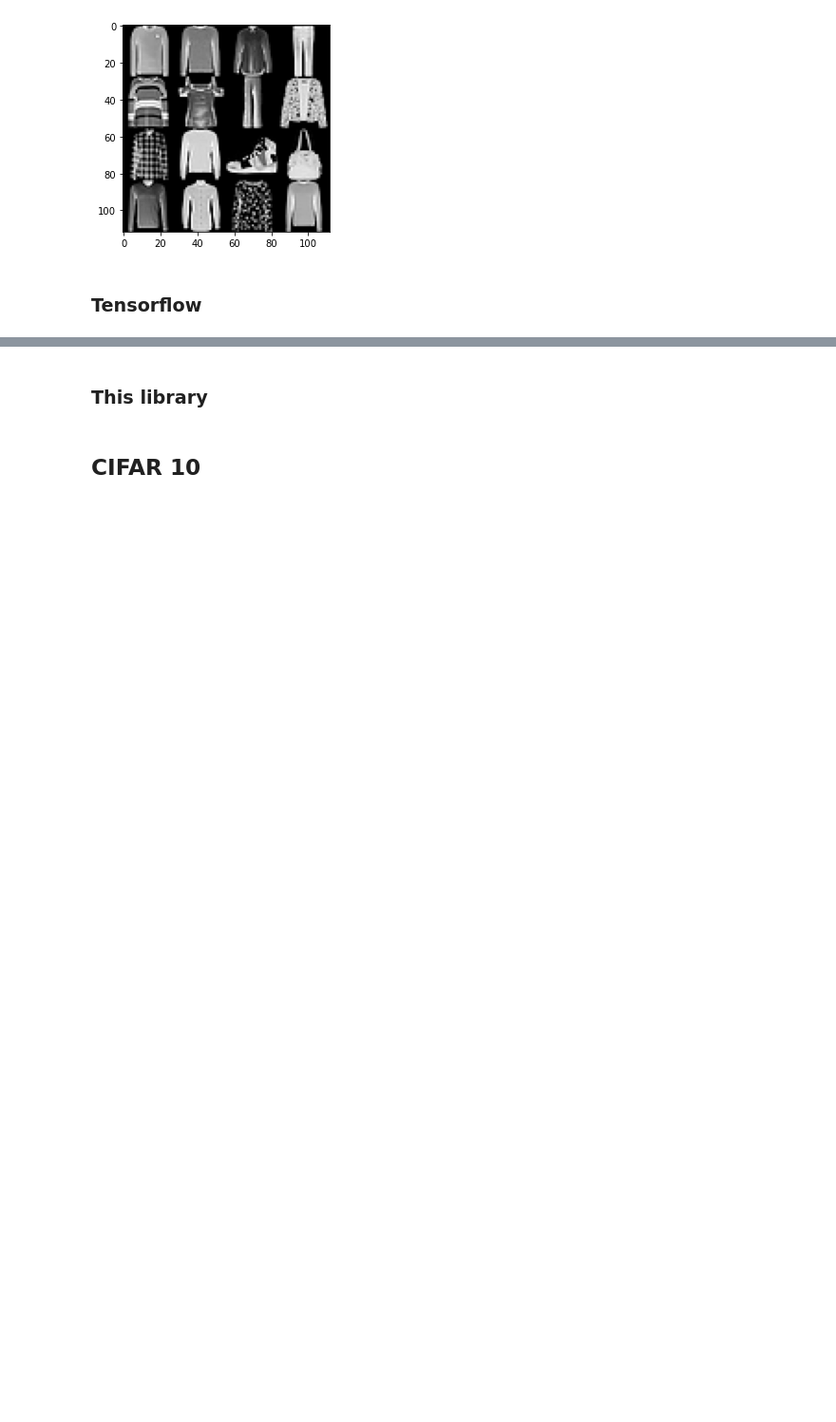
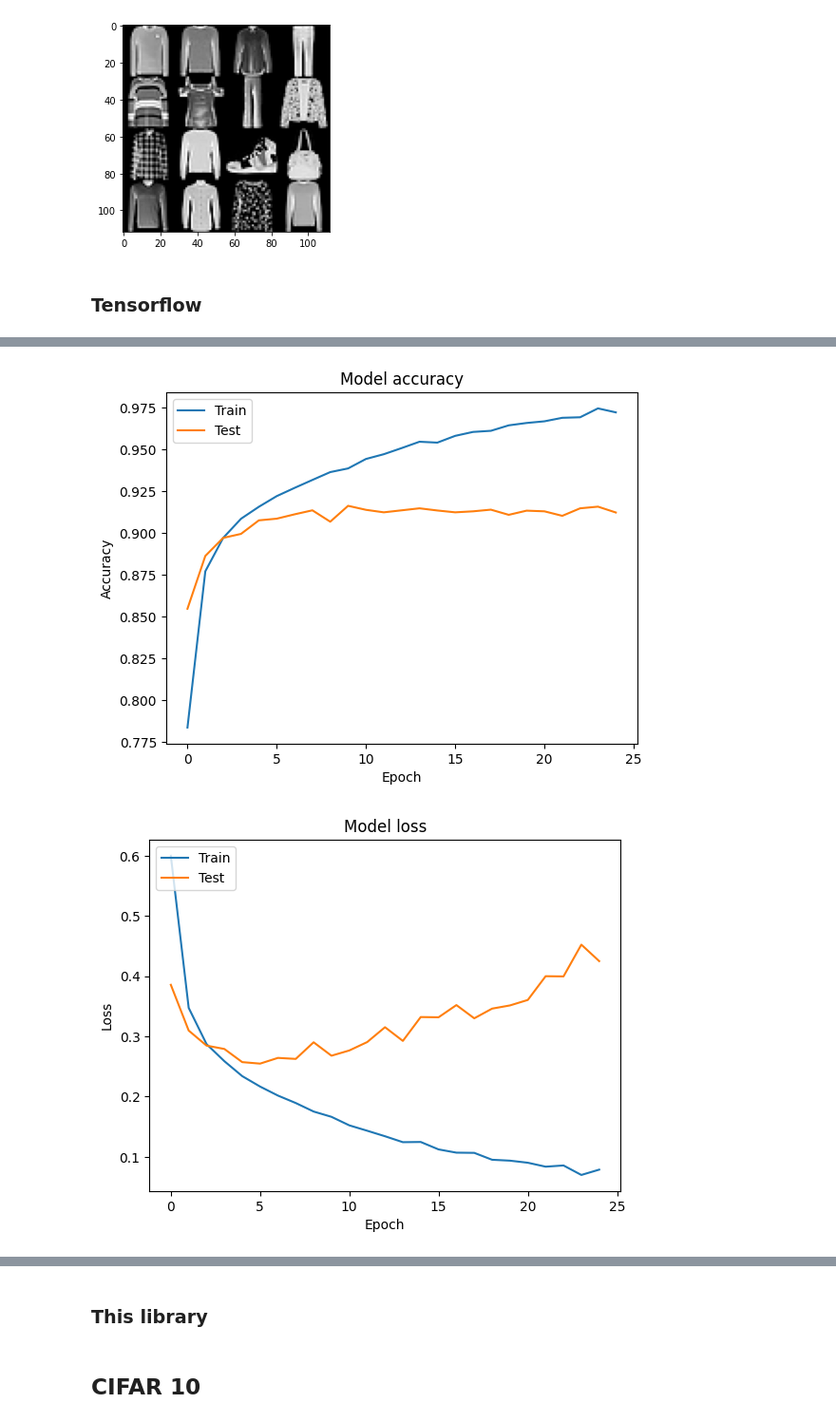
Before and after one commit to klima7/CNN-From-Scratch, a Jupyter notebook: dataset_test.ipynb, the cells around one changed output, grey strips where cells are left out. Shown: that part at 95% size. Drawn from its saved outputs; the diff is of its cells as text; code cells hidden in the pictures; blank space fills up the shorter version.

Commit message:
Add tf fmnist model

```diff
--- a/dataset_test.ipynb
+++ b/dataset_test.ipynb
@@ -46,11 +46,13 @@ def plot_random_images(images):
 fmnist = {
     'train': {
         'x': x_train_fmnist[..., np.newaxis] / 255.0,
-        'y': y_train_fmnist
+        'y': y_train_fmnist,
+        'y_hot': tf.one_hot(y_train_fmnist, 10)
     },
     'test': {
         'x': x_test_fmnist[..., np.newaxis] / 255.0,
-        'y': y_test_fmnist
+        'y': y_test_fmnist,
+        'y_hot': tf.one_hot(y_test_fmnist, 10)
     }
 }
 # %%
@@ -68,0 +108,12 @@ plot_random_images(fmnist['train']['x'])
+# %%
+tf_model_fmnist.compile(optimizer='adam',
+              loss='categorical_crossentropy',
+              metrics=['categorical_accuracy'])
+# %%
+history = tf_model_fmnist.fit(
+    fmnist['train']['x'],
+    fmnist['train']['y_hot'],
+    validation_data=(fmnist['test']['x'], fmnist['test']['y_hot']),
+    epochs=25,
+    batch_size=64,
+)
@@ -68,0 +138,19 @@ plot_random_images(fmnist['train']['x'])
+# %%
+plt.plot(history.history['categorical_accuracy'])
+plt.plot(history.history['val_categorical_accuracy'])
+plt.title('Model accuracy')
+plt.ylabel('Accuracy')
+plt.xlabel('Epoch')
+plt.legend(['Train', 'Test'], loc='upper left')
+plt.show()
+
+plt.plot(history.history['loss'])
+plt.plot(history.history['val_loss'])
+plt.title('Model loss')
+plt.ylabel('Loss')
+plt.xlabel('Epoch')
+plt.legend(['Train', 'Test'], loc='upper left')
+plt.show()
+# %% [output]
+[figure, added]
+[figure, added]
```
Also changed, not shown: parts of 4 cells of this notebook.
